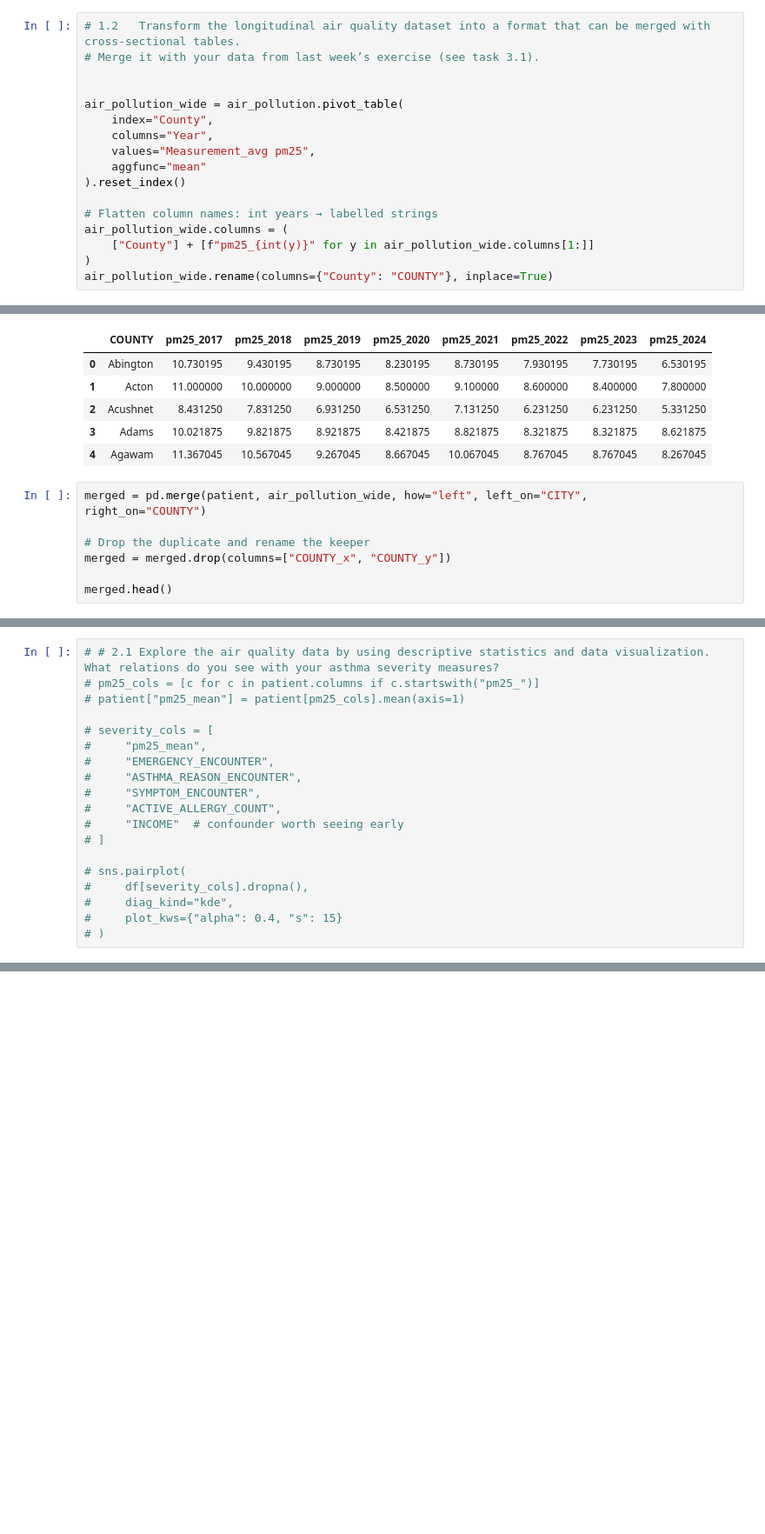
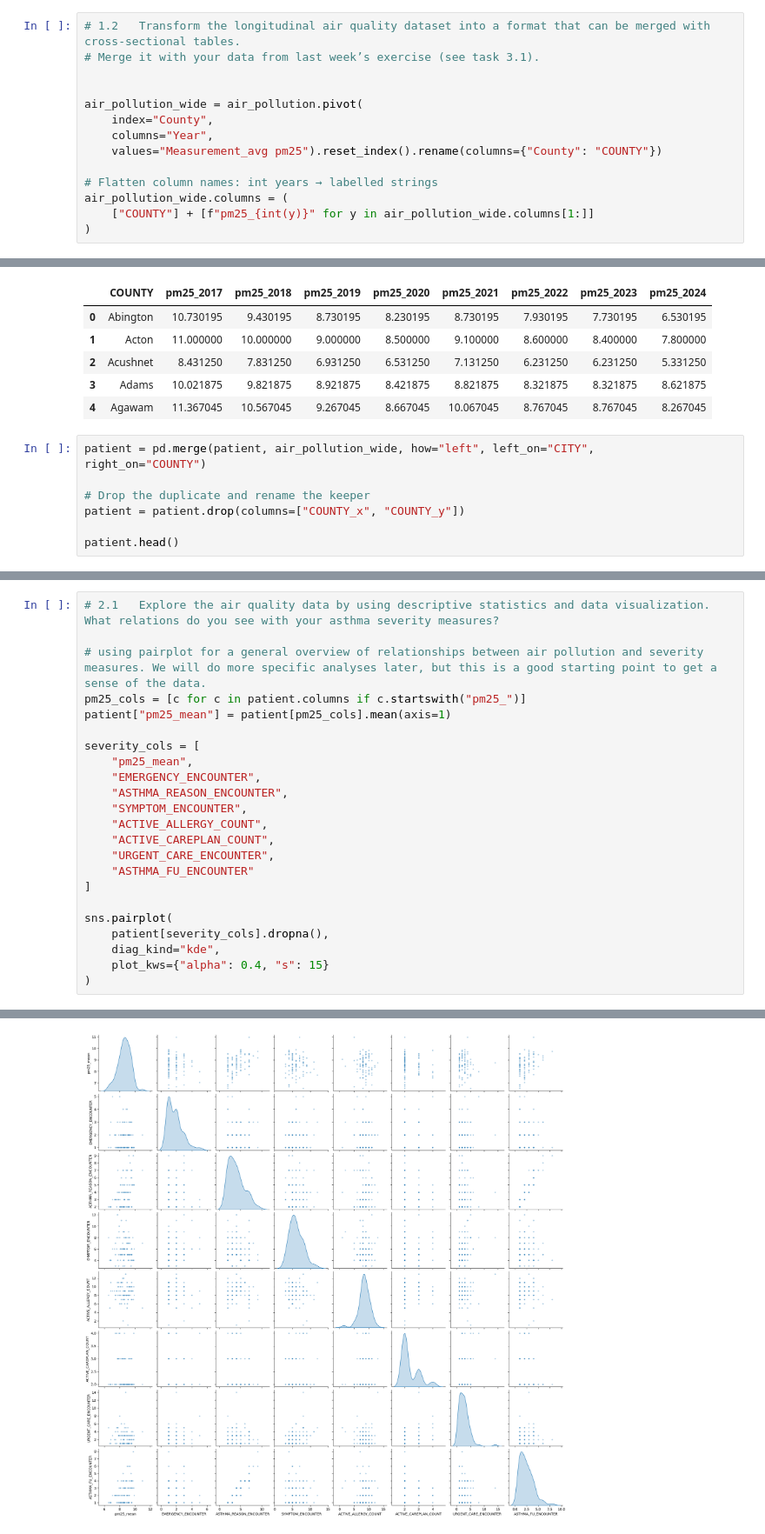
Before and after one commit to jdncpng/cri-fhir-asthma, a Jupyter notebook: 06_scratch.ipynb, the cells around one changed output, grey strips where cells are left out. Shown at 87% size. Saved outputs shown, nothing was run; the diff lists cells and outputs as text; blank space fills up the shorter version.

```diff
--- a/06_scratch.ipynb
+++ b/06_scratch.ipynb
@@ -49,18 +30,15 @@ Name: count, Length: 351, dtype: int64
 # Merge it with your data from last week’s exercise (see task 3.1).
 
 
-air_pollution_wide = air_pollution.pivot_table(
+air_pollution_wide = air_pollution.pivot(
     index="County",
     columns="Year",
-    values="Measurement_avg pm25",
-    aggfunc="mean"
-).reset_index()
+    values="Measurement_avg pm25").reset_index().rename(columns={"County": "COUNTY"})
 
 # Flatten column names: int years → labelled strings
 air_pollution_wide.columns = (
-    ["County"] + [f"pm25_{int(y)}" for y in air_pollution_wide.columns[1:]]
+    ["COUNTY"] + [f"pm25_{int(y)}" for y in air_pollution_wide.columns[1:]]
 )
-air_pollution_wide.rename(columns={"County": "COUNTY"}, inplace=True)
 # %%
 air_pollution_wide.head()
 # %% [output]
@@ -71,13 +49,13 @@ air_pollution_wide.head()
 | 3 | Adams | 10.021875 | 9.821875 | 8.921875 | 8.421875 | 8.821875 | 8.321875 | 8.321875 | 8.621875 |
 | 4 | Agawam | 11.367045 | 10.567045 | 9.267045 | 8.667045 | 10.067045 | 8.767045 | 8.767045 | 8.267045 |
 # %%
-merged = pd.merge(patient, air_pollution_wide, how="left", left_on="CITY",
+patient = pd.merge(patient, air_pollution_wide, how="left", left_on="CITY",
 right_on="COUNTY")
 
 # Drop the duplicate and rename the keeper
-merged = merged.drop(columns=["COUNTY_x", "COUNTY_y"])
+patient = patient.drop(columns=["COUNTY_x", "COUNTY_y"])
 
-merged.head()
+patient.head()
 # %% [output]
 |  | Id | BIRTHDATE | DEATHDATE | SSN | DRIVERS | PASSPORT | PREFIX | FIRST | LAST | SUFFIX | ... |
 | 0 | d54a7e5d-02cc-3df8-fa87-a7133bb8dbd0 | 2019-05-02 | NaN | 999-87-5214 | NaN | NaN | NaN | Ferdinand55 | Mitchell808 | NaN | ... |
@@ -86,21 +64,26 @@ merged.head()
 | 3 | 9ad79ef6-a38d-eec0-14ef-ab987cd94308 | 2018-01-12 | NaN | 999-71-4164 | NaN | NaN | NaN | Lana840 | Maggio310 | NaN | ... |
 | 4 | e6012a16-d3a8-4cbd-a4a2-f94ae5c48685 | 2016-05-07 | NaN | 999-53-5147 | NaN | NaN | NaN | Chu728 | Corwin846 | NaN | ... |
 # %%
-# # 2.1	Explore the air quality data by using descriptive statistics and data visualization. What relations do you see with your asthma severity measures?
-# pm25_cols = [c for c in patient.columns if c.startswith("pm25_")]
-# patient["pm25_mean"] = patient[pm25_cols].mean(axis=1)
+# 2.1	Explore the air quality data by using descriptive statistics and data visualization. What relations do you see with your asthma severity measures?
 
-# severity_cols = [
-#     "pm25_mean",
-#     "EMERGENCY_ENCOUNTER",
-#     "ASTHMA_REASON_ENCOUNTER",
-#     "SYMPTOM_ENCOUNTER",
-#     "ACTIVE_ALLERGY_COUNT",
-#     "INCOME"  # confounder worth seeing early
-# ]
+# using pairplot for a general overview of relationships between air pollution and severity measures. We will do more specific analyses later, but this is a good starting point to get a sense of the data.
+pm25_cols = [c for c in patient.columns if c.startswith("pm25_")]
+patient["pm25_mean"] = patient[pm25_cols].mean(axis=1)
 
-# sns.pairplot(
-#     df[severity_cols].dropna(),
-#     diag_kind="kde",
-#     plot_kws={"alpha": 0.4, "s": 15}
-# )
+severity_cols = [
+    "pm25_mean",
+    "EMERGENCY_ENCOUNTER",
+    "ASTHMA_REASON_ENCOUNTER",
+    "SYMPTOM_ENCOUNTER",
+    "ACTIVE_ALLERGY_COUNT",
+    "ACTIVE_CAREPLAN_COUNT",
+    "URGENT_CARE_ENCOUNTER",
+    "ASTHMA_FU_ENCOUNTER"
+]
+
+sns.pairplot(
+    patient[severity_cols].dropna(),
+    diag_kind="kde",
+    plot_kws={"alpha": 0.4, "s": 15}
+)
+# %% [output]
@@ -106,0 +91 @@ merged.head()
+[figure, added]
```
Also changed, not shown: parts of 9 cells of this notebook, 3 other files.
